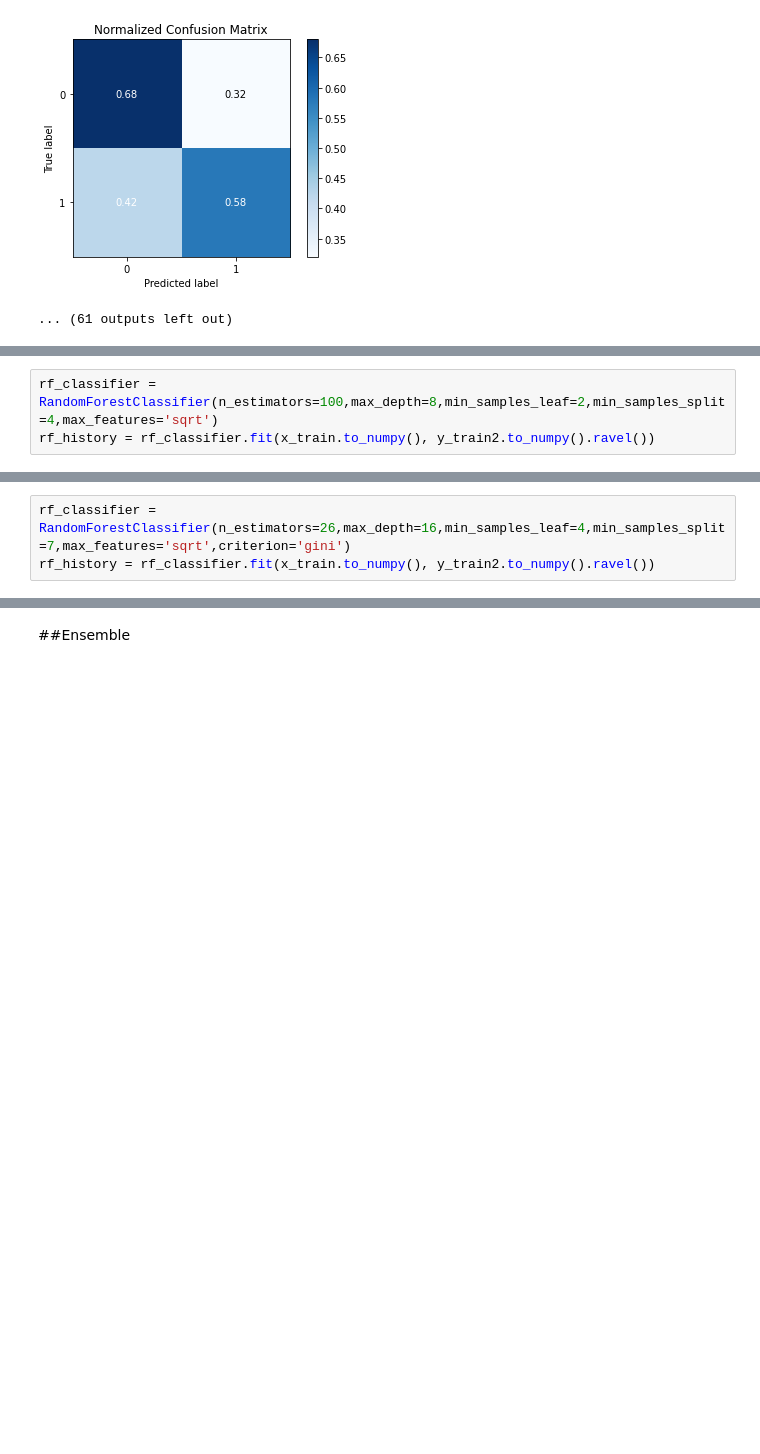
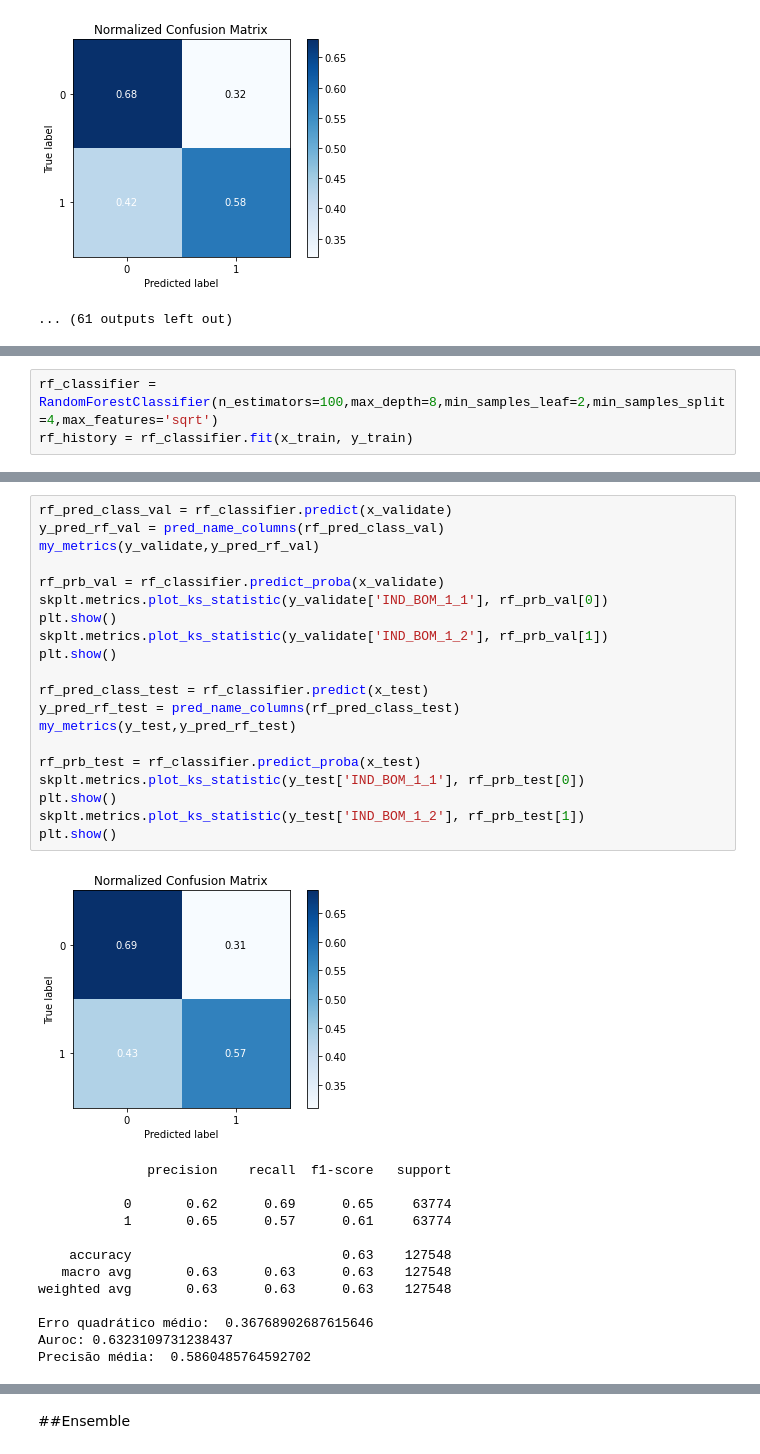
Before and after one commit to LucasThierry/Neural-Networks-21.1, a Jupyter notebook: Projeto.ipynb, the cells around one changed output, grey strips where cells are left out. Saved outputs shown, nothing was run; the diff lists cells and outputs as text; blank space fills up the shorter version.

```diff
--- a/Projeto.ipynb
+++ b/Projeto.ipynb
@@ -957,3 +904,3 @@ A partir dos resultados estimados no passo acima, o melhor classificador do rand
 # %%
 rf_classifier = RandomForestClassifier(n_estimators=100,max_depth=8,min_samples_leaf=2,min_samples_split=4,max_features='sqrt')
-rf_history = rf_classifier.fit(x_train.to_numpy(), y_train2.to_numpy().ravel())
+rf_history = rf_classifier.fit(x_train, y_train)
@@ -1051,3 +906,0 @@ study_1.best_params
-# %%
-rf_classifier = RandomForestClassifier(n_estimators=26,max_depth=16,min_samples_leaf=4,min_samples_split=7,max_features='sqrt',criterion='gini')
-rf_history = rf_classifier.fit(x_train.to_numpy(), y_train2.to_numpy().ravel())
@@ -1157,0 +907,34 @@ X has feature names, but GradientBoostingClassifier was fitted without feature n
+# %%
+rf_pred_class_val = rf_classifier.predict(x_validate)
+y_pred_rf_val = pred_name_columns(rf_pred_class_val)
+my_metrics(y_validate,y_pred_rf_val)
+
+rf_prb_val = rf_classifier.predict_proba(x_validate)
+skplt.metrics.plot_ks_statistic(y_validate['IND_BOM_1_1'], rf_prb_val[0])
+plt.show()
+skplt.metrics.plot_ks_statistic(y_validate['IND_BOM_1_2'], rf_prb_val[1])
+plt.show()
+
+rf_pred_class_test = rf_classifier.predict(x_test)
+y_pred_rf_test = pred_name_columns(rf_pred_class_test)
+my_metrics(y_test,y_pred_rf_test)
+
+rf_prb_test = rf_classifier.predict_proba(x_test)
+skplt.metrics.plot_ks_statistic(y_test['IND_BOM_1_1'], rf_prb_test[0])
+plt.show()
+skplt.metrics.plot_ks_statistic(y_test['IND_BOM_1_2'], rf_prb_test[1])
+plt.show()
+# %% [output]
+[figure, added]
+              precision    recall  f1-score   support
+
+           0       0.62      0.69      0.65     63774
+           1       0.65      0.57      0.61     63774
+
+    accuracy                           0.63    127548
+   macro avg       0.63      0.63      0.63    127548
+weighted avg       0.63      0.63      0.63    127548
+
+Erro quadrático médio:  0.36768902687615646
+Auroc: 0.6323109731238437
+Precisão média:  0.5860485764592702
```
Also changed, not shown: parts of 25 cells of this notebook.
